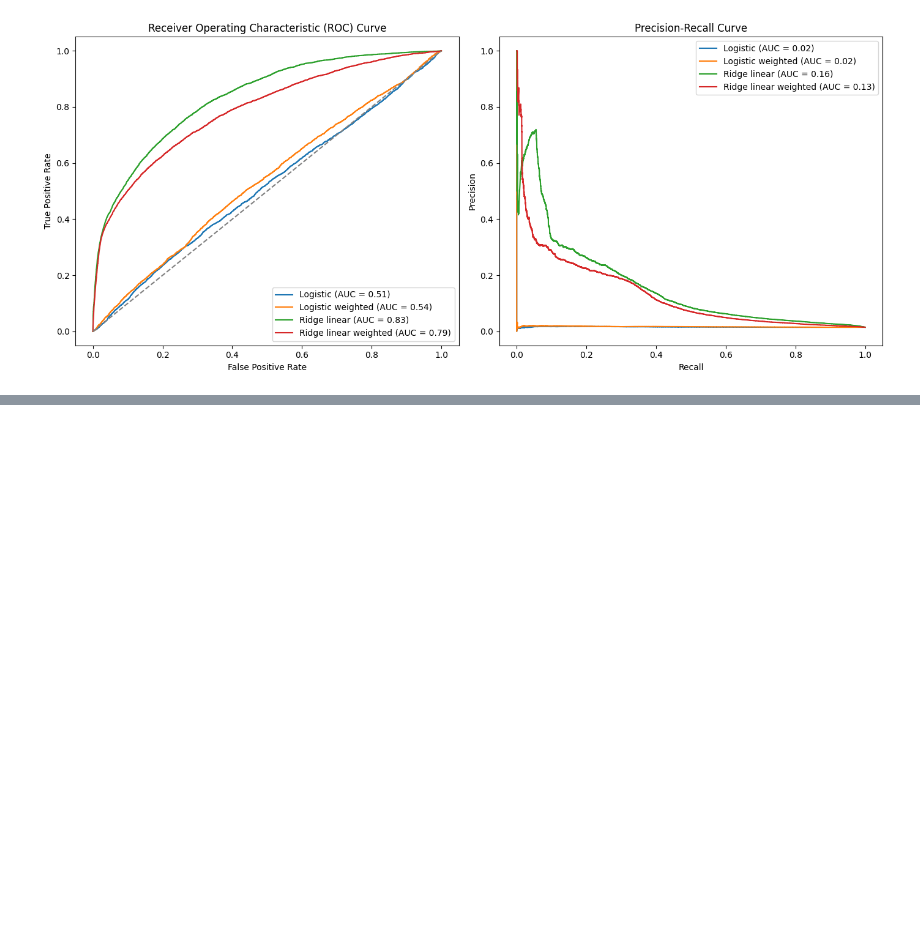
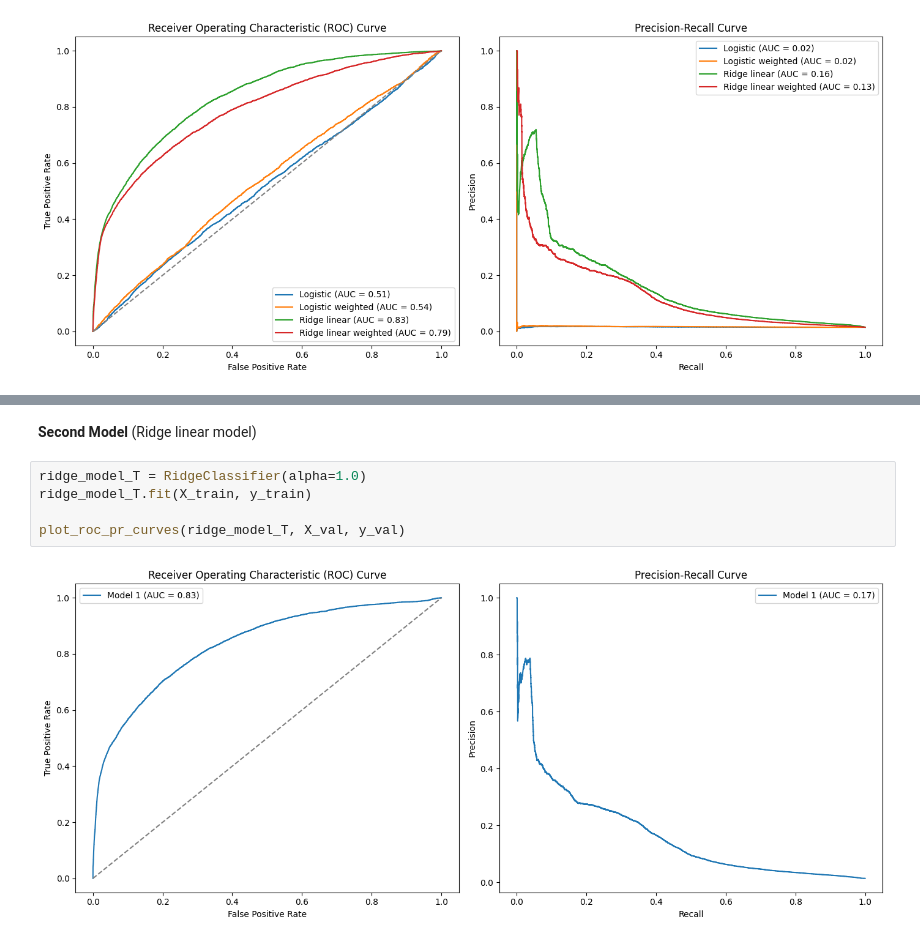
Before and after one commit to MiguelAlvarezHernanz/zrive-ds, a Jupyter notebook: src/module_3/exploration_phase.ipynb, the cells around one changed output, grey strips where cells are left out. Saved outputs shown, nothing was run; the diff lists cells and outputs as text; blank space fills up the shorter version.

```diff
--- a/src/module_3/exploration_phase.ipynb
+++ b/src/module_3/exploration_phase.ipynb
@@ -158,0 +210,9 @@ ImportError: cannot import name 'compute_last_month_sales' from 'src.module_3.me
+# %% [markdown]
+**Second Model** (Ridge linear model)
+# %%
+ridge_model_T = RidgeClassifier(alpha=1.0)
+ridge_model_T.fit(X_train, y_train)
+
+plot_roc_pr_curves(ridge_model_T, X_val, y_val)
+# %% [output]
+[figure, added]
```
Also changed, not shown: parts of 16 cells of this notebook, 2 other files.
